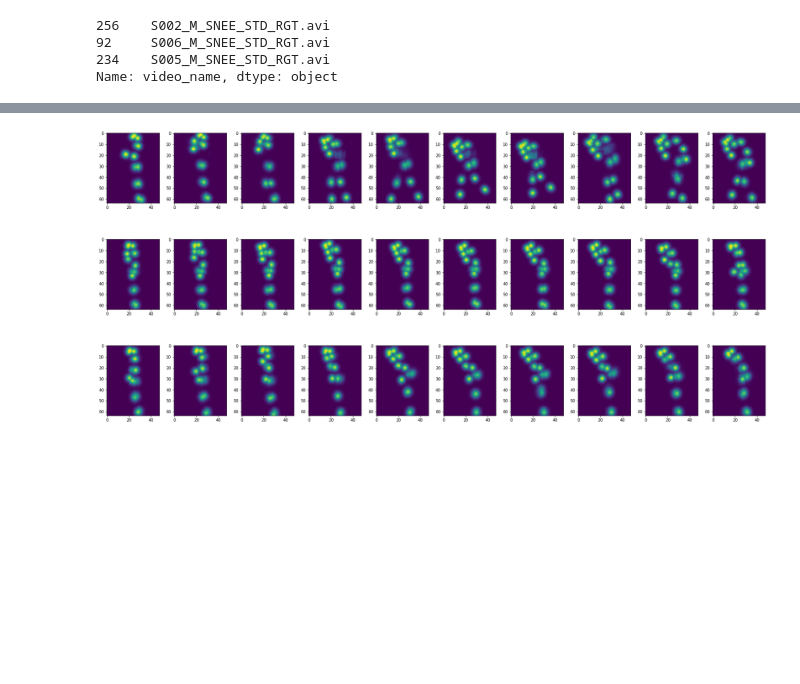
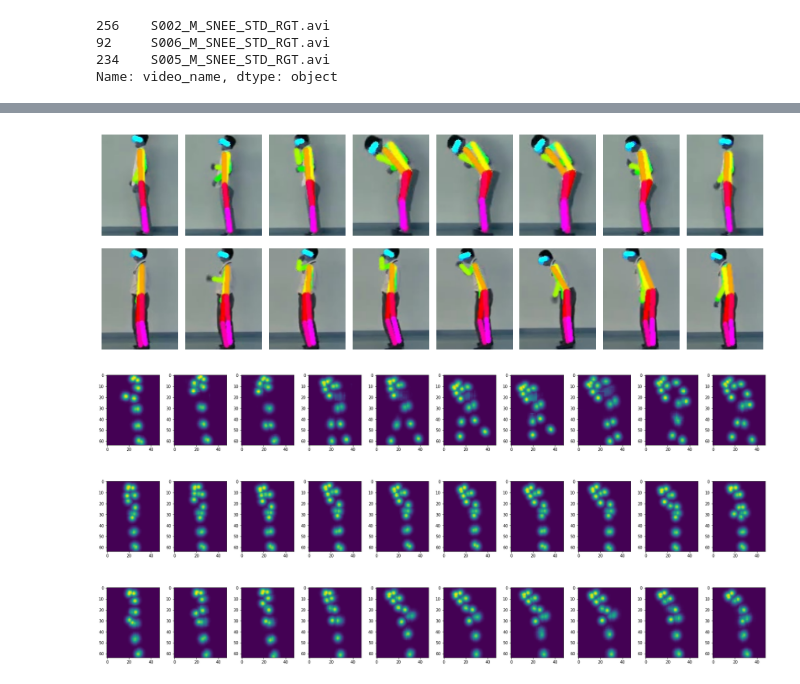
Before and after one commit to alanlou/cs231n-project, a Jupyter notebook: notebooks/train_hrnet_lstm.ipynb, the cells around one changed output, grey strips where cells are left out. Cells and saved outputs as stored; diff of their text form; code cells hidden in the pictures; blank space fills up the shorter version.

```diff
--- a/notebooks/train_hrnet_lstm.ipynb
+++ b/notebooks/train_hrnet_lstm.ipynb
@@ -388,3 +482,32 @@ Name: video_name, dtype: object
+# %%
+import numpy as np
+import matplotlib.pyplot as plt
+
+target_w, target_h = 48, 64
+frame_step = 3
+frame_starts = [15, 24, 15]
+frame_len = 8
+
+f, axarr = plt.subplots(2,frame_len,figsize=(15,6))
+plt.subplots_adjust(top = 1, bottom=0, hspace=-0.5, wspace=0.1)
+wh_ratio = target_w / target_h
+
+for r in range(1,3):
+    for i in range(frame_len):
+        video_name = df_videos_test["video_name"][snee_correct_idx[r]][:-4]
+        im = cv2.imread(os.path.join('/home/ubuntu/frames',  video_name, f'frame{frame_starts[r]+frame_step*i}.jpg'))
+        bbox = np.load(f'/home/ubuntu/samples/{video_name}_bbox.npy')
+        coord = list(map(int, bbox[frame_starts[r]+frame_step*i]))
+        w = coord[2] - coord[0]
+        h = coord[3] - coord[1]
+        pad = int(h * wh_ratio - w) // 2
+        img_crop = im[coord[1]:coord[3], (coord[0]-pad):(coord[2]+pad), :]
+        img_crop = cv2.resize(img_crop, (target_w*2, target_h*2))
+        axarr[r-1][i].axis('off')
+        axarr[r-1][i].imshow(img_crop)
+plt.show()
+# %% [output]
+[figure, added]
 # %%
 import numpy as np
 import matplotlib.pyplot as plt
```
Also changed, not shown: parts of 6 cells of this notebook, 25 other files.
